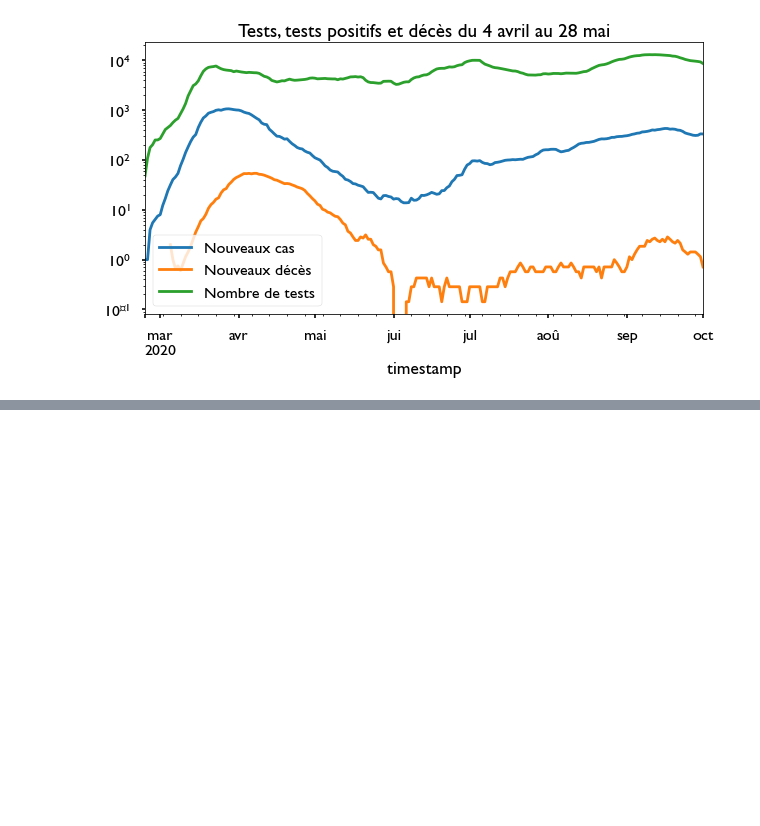
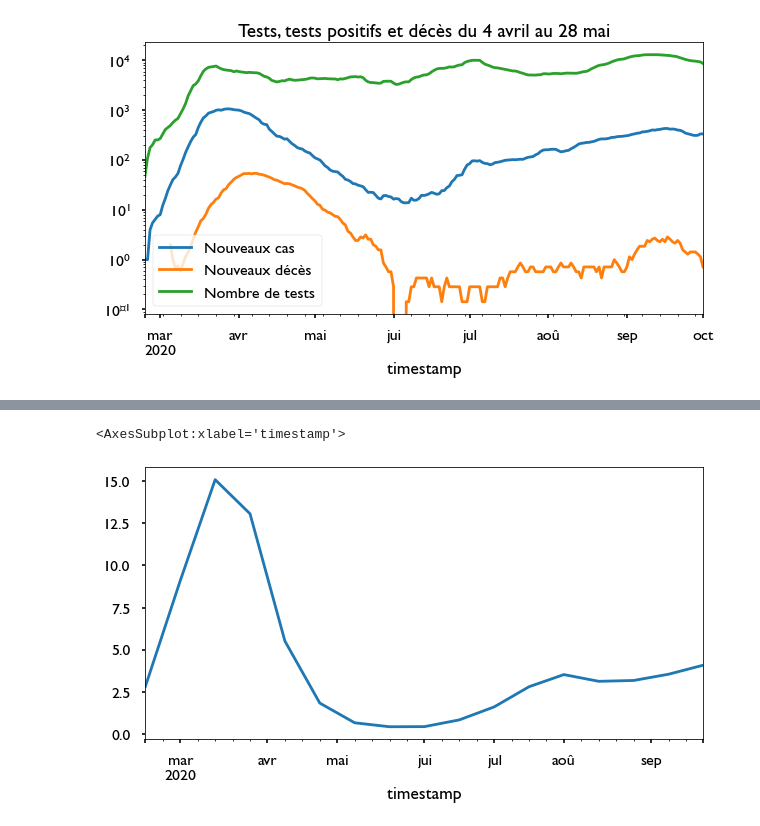
Before and after one commit to palrogg/cds-covid-19-workshop, a Jupyter notebook: notebooks/1_National_Data.ipynb, the cells around one changed output, grey strips where cells are left out. Drawn from its saved outputs; the diff is of its cells as text; code cells hidden in the pictures; blank space fills up the shorter version.

```diff
--- a/notebooks/1_National_Data.ipynb
+++ b/notebooks/1_National_Data.ipynb
@@ -393,0 +438,6 @@ Font 'default' does not have a glyph for '-' [U+2212], substituting with a dummy
+# %%
+# Regroupement par une ou deux semaines. On comprend mieux l’évolution du taux
+dfm.resample('2W', label='left', loffset=pd.DateOffset(days=1))['Taux de cas positifs'].mean().plot()
+# %% [output]
+<AxesSubplot:xlabel='timestamp'>
+[figure, added]
```
Also changed, not shown: parts of 18 cells of this notebook.
